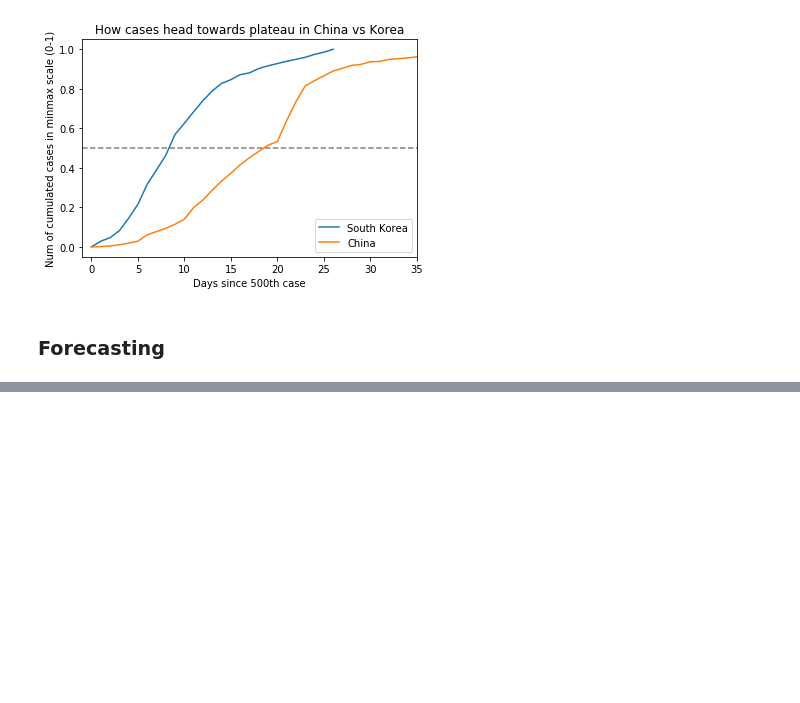
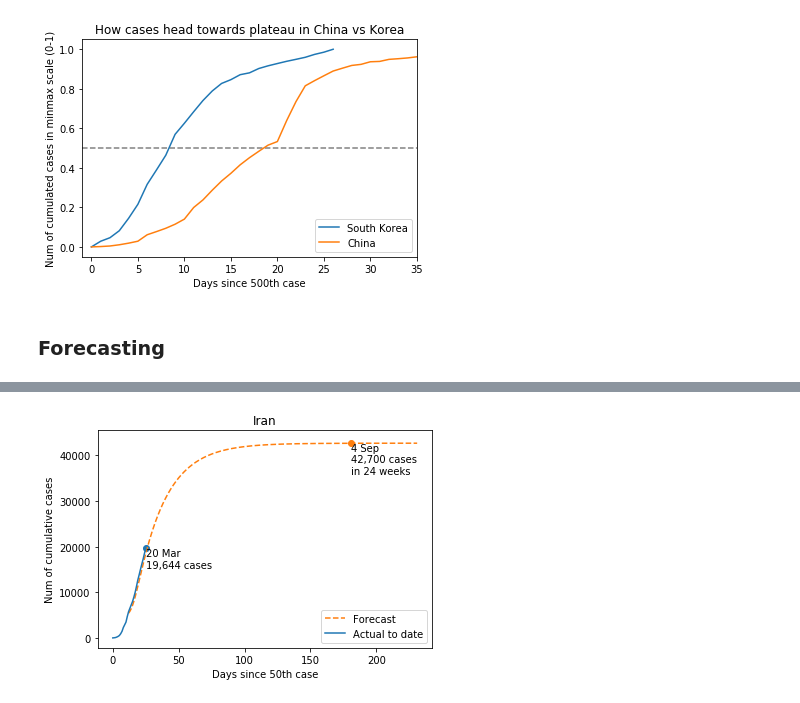
Before and after one commit to khairulomar/Covid-19, a Jupyter notebook: Covid19.ipynb, the cells around one changed output, grey strips where cells are left out. Cells and saved outputs as stored; diff of their text form; code cells hidden in the pictures; blank space fills up the shorter version.

```diff
--- a/Covid19.ipynb
+++ b/Covid19.ipynb
@@ -323,0 +363,4 @@ predict('South Korea', rolling=0, days=60)
+# %%
+predict_plot('Iran', days=220, fit_start='20200307')
+# %% [output]
+[figure, added]
```
Also changed, not shown: parts of 15 cells of this notebook.
